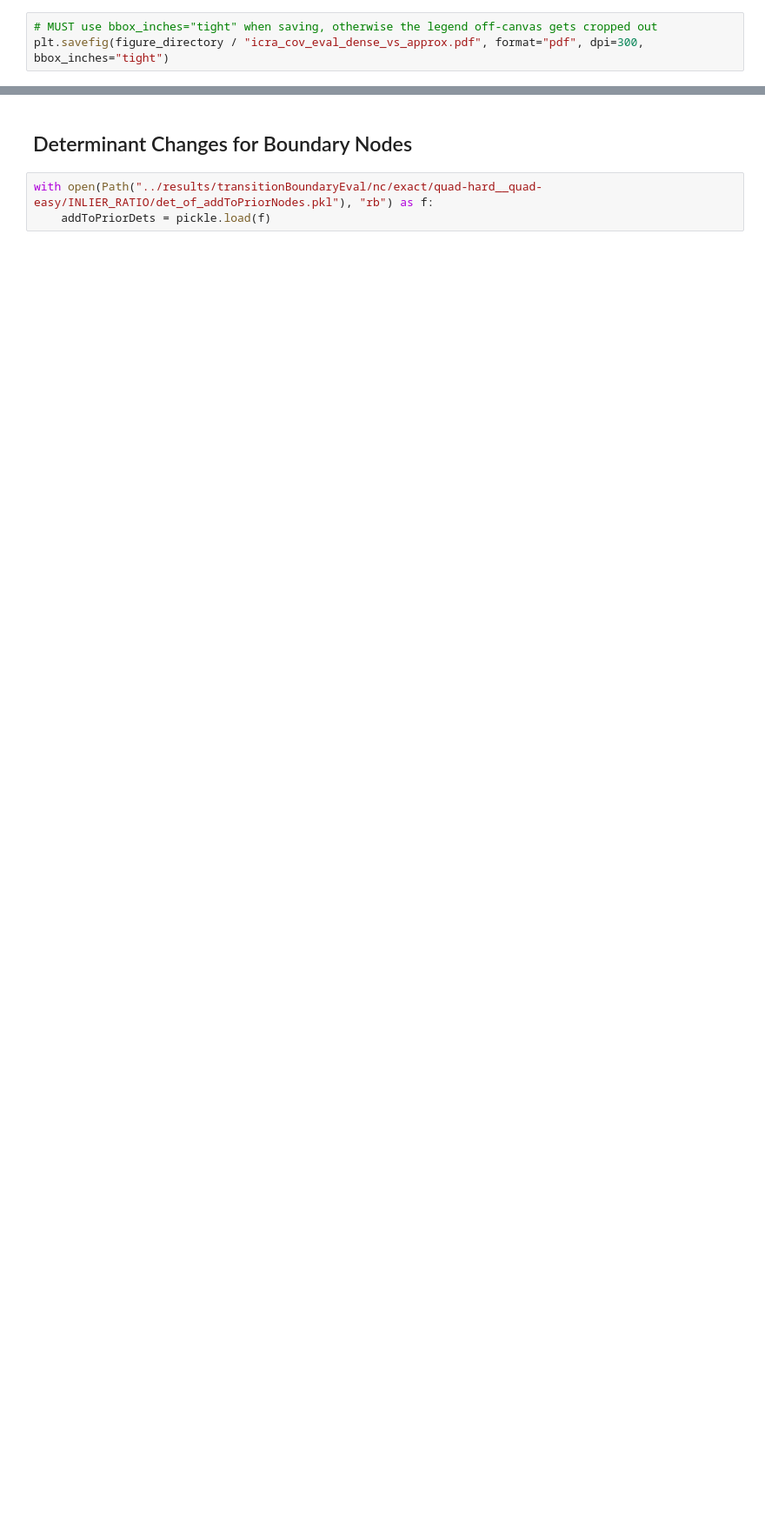
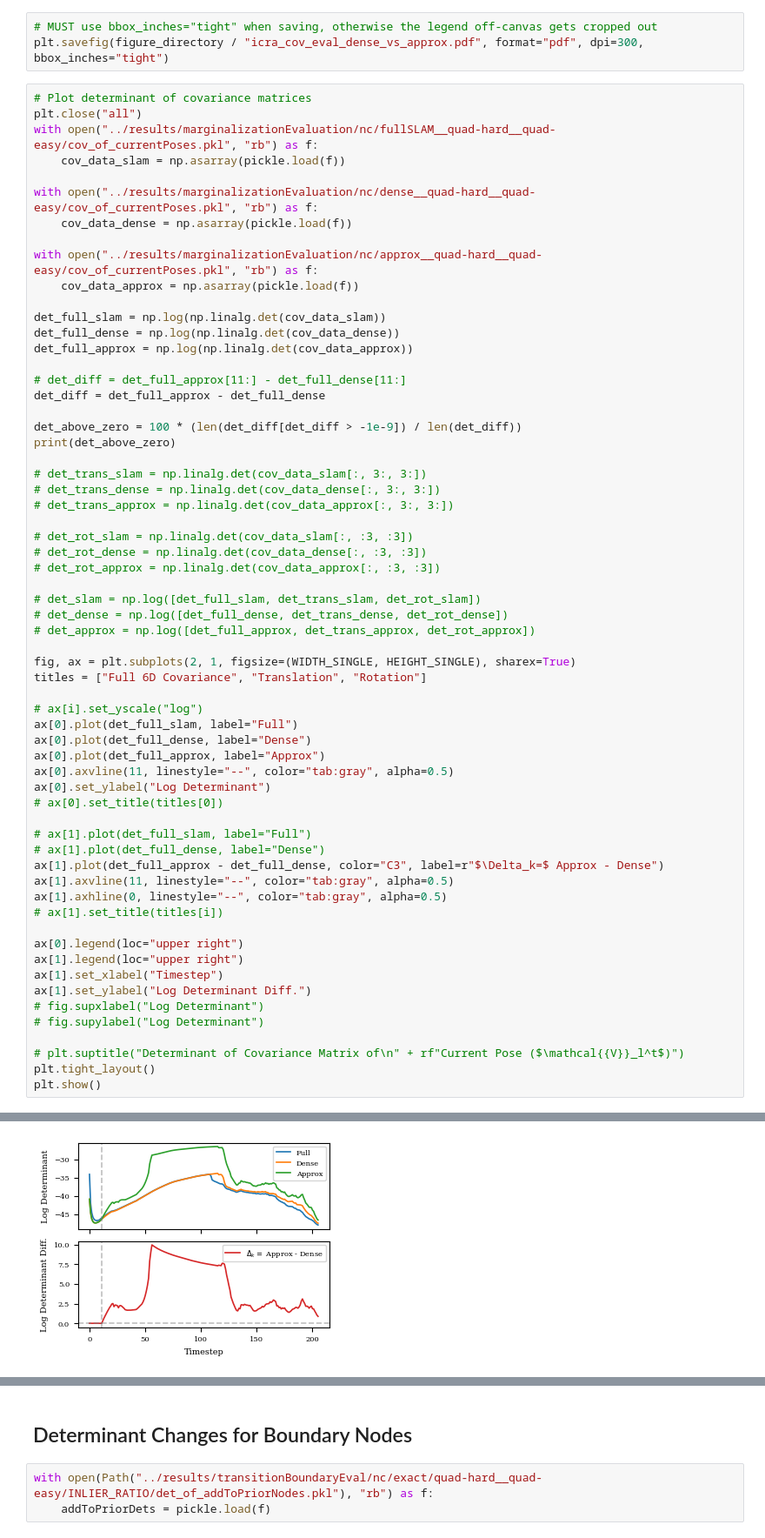
Before and after one commit to BYU-FROST-Lab/SEAMS, a Jupyter notebook: evaluations/evaluations.ipynb, the cells around one changed output, grey strips where cells are left out. Shown at 87% size. Cells and saved outputs as stored; diff of their text form; blank space fills up the shorter version.

```diff
--- a/evaluations/evaluations.ipynb
+++ b/evaluations/evaluations.ipynb
@@ -179,3 +179,66 @@ plt.show()
 # %%
 # MUST use bbox_inches="tight" when saving, otherwise the legend off-canvas gets cropped out
 plt.savefig(figure_directory / "icra_cov_eval_dense_vs_approx.pdf", format="pdf", dpi=300, bbox_inches="tight")
+# %%
+# Plot determinant of covariance matrices
+plt.close("all")
+with open("../results/marginalizationEvaluation/nc/fullSLAM__quad-hard__quad-easy/cov_of_currentPoses.pkl", "rb") as f:
+    cov_data_slam = np.asarray(pickle.load(f))
+
+with open("../results/marginalizationEvaluation/nc/dense__quad-hard__quad-easy/cov_of_currentPoses.pkl", "rb") as f:
+    cov_data_dense = np.asarray(pickle.load(f))
+
+with open("../results/marginalizationEvaluation/nc/approx__quad-hard__quad-easy/cov_of_currentPoses.pkl", "rb") as f:
+    cov_data_approx = np.asarray(pickle.load(f))
+
+det_full_slam = np.log(np.linalg.det(cov_data_slam))
+det_full_dense = np.log(np.linalg.det(cov_data_dense))
+det_full_approx = np.log(np.linalg.det(cov_data_approx))
+
+# det_diff = det_full_approx[11:] - det_full_dense[11:]
+det_diff = det_full_approx - det_full_dense
+
+det_above_zero = 100 * (len(det_diff[det_diff > -1e-9]) / len(det_diff))
+print(det_above_zero)
+
+# det_trans_slam = np.linalg.det(cov_data_slam[:, 3:, 3:])
+# det_trans_dense = np.linalg.det(cov_data_dense[:, 3:, 3:])
+# det_trans_approx = np.linalg.det(cov_data_approx[:, 3:, 3:])
+
+# det_rot_slam = np.linalg.det(cov_data_slam[:, :3, :3])
+# det_rot_dense = np.linalg.det(cov_data_dense[:, :3, :3])
+# det_rot_approx = np.linalg.det(cov_data_approx[:, :3, :3])
+
+# det_slam = np.log([det_full_slam, det_trans_slam, det_rot_slam])
+# det_dense = np.log([det_full_dense, det_trans_dense, det_rot_dense])
+# det_approx = np.log([det_full_approx, det_trans_approx, det_rot_approx])
+
+fig, ax = plt.subplots(2, 1, figsize=(WIDTH_SINGLE, HEIGHT_SINGLE), sharex=True)
+titles = ["Full 6D Covariance", "Translation", "Rotation"]
+
+# ax[i].set_yscale("log")
+ax[0].plot(det_full_slam, label="Full")
+ax[0].plot(det_full_dense, label="Dense")
+ax[0].plot(det_full_approx, label="Approx")
+ax[0].axvline(11, linestyle="--", color="tab:gray", alpha=0.5)
+ax[0].set_ylabel("Log Determinant")
+# ax[0].set_title(titles[0])
+
+# ax[1].plot(det_full_slam, label="Full")
+# ax[1].plot(det_full_dense, label="Dense")
+ax[1].plot(det_full_approx - det_full_dense, color="C3", label=r"$\Delta_k=$ Approx - Dense")
+ax[1].axvline(11, linestyle="--", color="tab:gray", alpha=0.5)
+ax[1].axhline(0, linestyle="--", color="tab:gray", alpha=0.5)
+# ax[1].set_title(titles[i])
+
+ax[0].legend(loc="upper right")
+ax[1].legend(loc="upper right")
+ax[1].set_xlabel("Timestep")
+ax[1].set_ylabel("Log Determinant Diff.")
+# fig.supxlabel("Log Determinant")
+# fig.supylabel("Log Determinant")
+
+# plt.suptitle("Determinant of Covariance Matrix of\n" + rf"Current Pose ($\mathcal{{V}}_l^t$)")
+plt.tight_layout()
+plt.show()
+# %% [output]
@@ -181,0 +246 @@ plt.savefig(figure_directory / "icra_cov_eval_dense_vs_approx.pdf", format="pdf"
+[figure, added]
```
Also changed, not shown: parts of 11 cells of this notebook, 21 other files.
